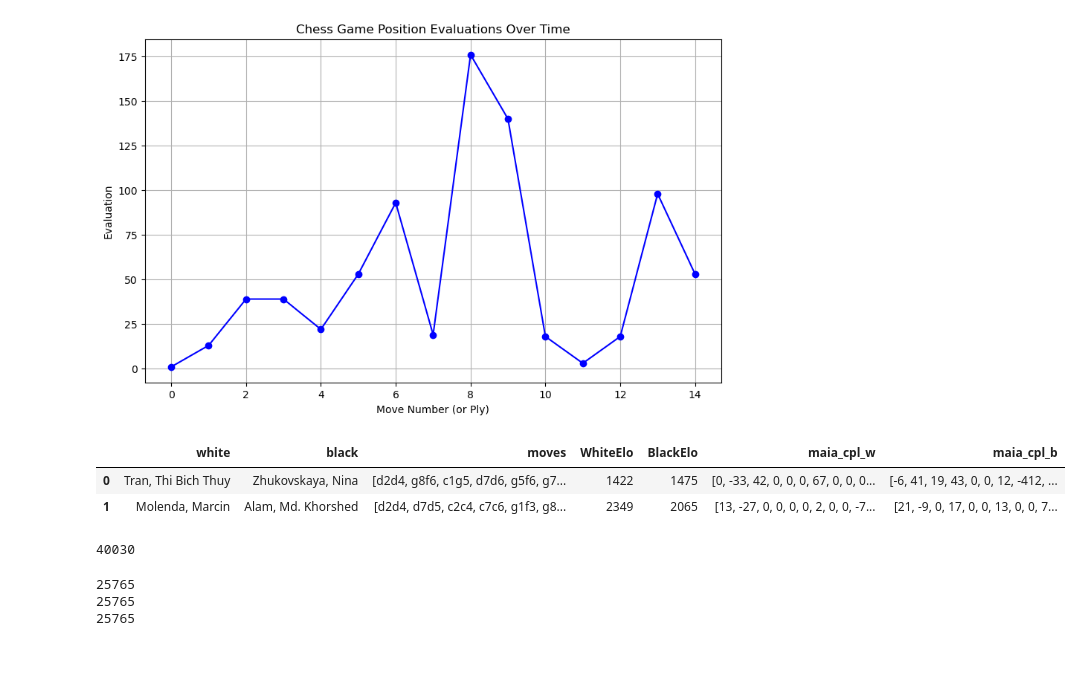
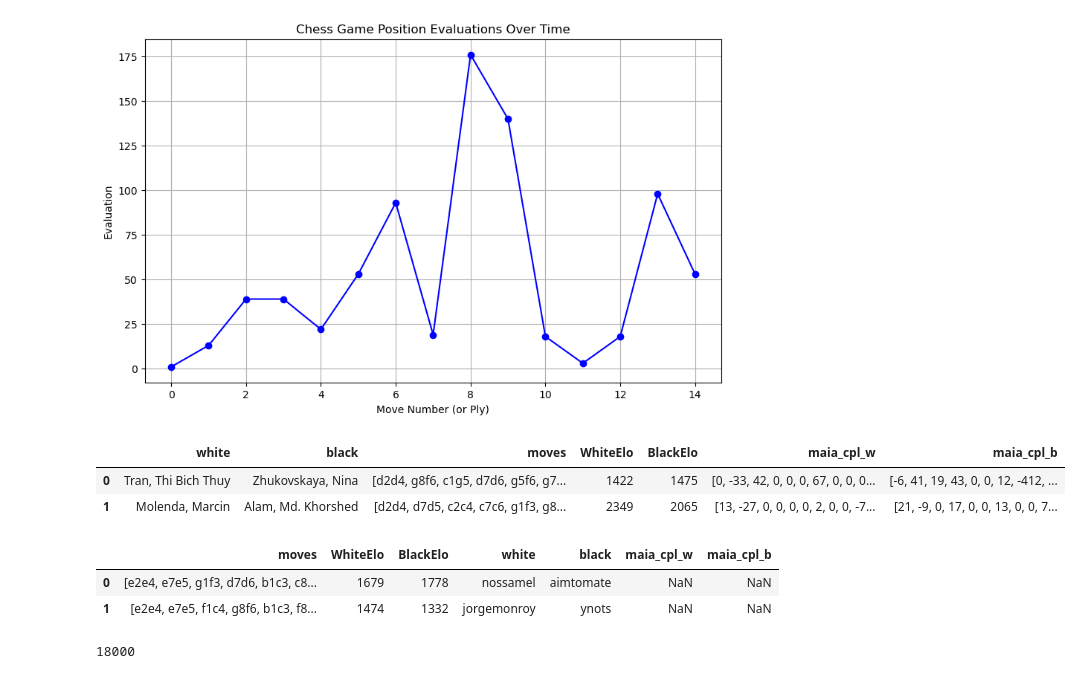
Before and after one commit to jonathan-wu1/Finding-Elo, a Jupyter notebook: temp.ipynb, the cells around one changed output. Drawn from its saved outputs; the diff is of its cells as text; code cells hidden in the pictures.

```diff
--- a/temp.ipynb
+++ b/temp.ipynb
@@ -209,42 +209,38 @@ df = pd.read_json("data/curated/FIDE_ALL.ndjson", lines=True)
+# %%
+fide.head(2)
+# %% [output]
+|  | white | black | moves | WhiteElo | BlackElo | maia_cpl_w | maia_cpl_b |
+| 0 | Tran, Thi Bich Thuy | Zhukovskaya, Nina | [d2d4, g8f6, c1g5, d7d6, g5f6, g7... | 1422 | 1475 | [0, -33, 42, 0, 0, 0, 67, 0, 0, 0... | [-6, 41, 19, 43, 0, 0, 12, -412, ... |
+| 1 | Molenda, Marcin | Alam, Md. Khorshed | [d2d4, d7d5, c2c4, c7c6, g1f3, g8... | 2349 | 2065 | [13, -27, 0, 0, 0, 0, 2, 0, 0, -7... | [21, -9, 0, 17, 0, 0, 13, 0, 0, 7... |
 # %%
 import os
 import pandas as pd
 from collections import defaultdict
 
 # Folder path containing the ndjson files
-folder_path = 'data/raw/fide_maia'
+folder_path = 'data/raw/maia'
 
 # List to store the dataframes
 dataframes = []
 
 # Loop through all the files in the folder
 for file_name in os.listdir(folder_path):
     if file_name.endswith('.ndjson'):
         file_path = os.path.join(folder_path, file_name)
         # Read the ndjson file into a pandas dataframe
         df = pd.read_json(file_path, lines=True)
         dataframes.append(df)
 
 # Concatenate all dataframes into a single dataframe (optional)
 combined_df = pd.concat(dataframes, ignore_index=True)
 
 # Display the combined dataframe
 combined_df.head(2)
 # %% [output]
-|  | white | black | moves | WhiteElo | BlackElo | maia_cpl_w | maia_cpl_b |
-| 0 | Tran, Thi Bich Thuy | Zhukovskaya, Nina | [d2d4, g8f6, c1g5, d7d6, g5f6, g7... | 1422 | 1475 | [0, -33, 42, 0, 0, 0, 67, 0, 0, 0... | [-6, 41, 19, 43, 0, 0, 12, -412, ... |
-| 1 | Molenda, Marcin | Alam, Md. Khorshed | [d2d4, d7d5, c2c4, c7c6, g1f3, g8... | 2349 | 2065 | [13, -27, 0, 0, 0, 0, 2, 0, 0, -7... | [21, -9, 0, 17, 0, 0, 13, 0, 0, 7... |
+|  | moves | WhiteElo | BlackElo | white | black | maia_cpl_w | maia_cpl_b |
+| 0 | [e2e4, e7e5, g1f3, d7d6, b1c3, c8... | 1679 | 1778 | nossamel | aimtomate | NaN | NaN |
+| 1 | [e2e4, e7e5, f1c4, g8f6, b1c3, f8... | 1474 | 1332 | jorgemonroy | ynots | NaN | NaN |
 # %%
 print(len(combined_df))
 # %% [output]
-40030
+18000
-# %%
-print(len(combined_df))
-combined_df = combined_df[combined_df["moves"].apply(lambda x: len(x) >= 6)]
-print(len(combined_df))
-df_cleaned = df.dropna(subset=["white_elo", "black_elo"])
-print(len(combined_df))
-# %% [output]
-25765
-25765
-25765
```
Also changed, not shown: parts of 15 cells of this notebook, 19 other files.
